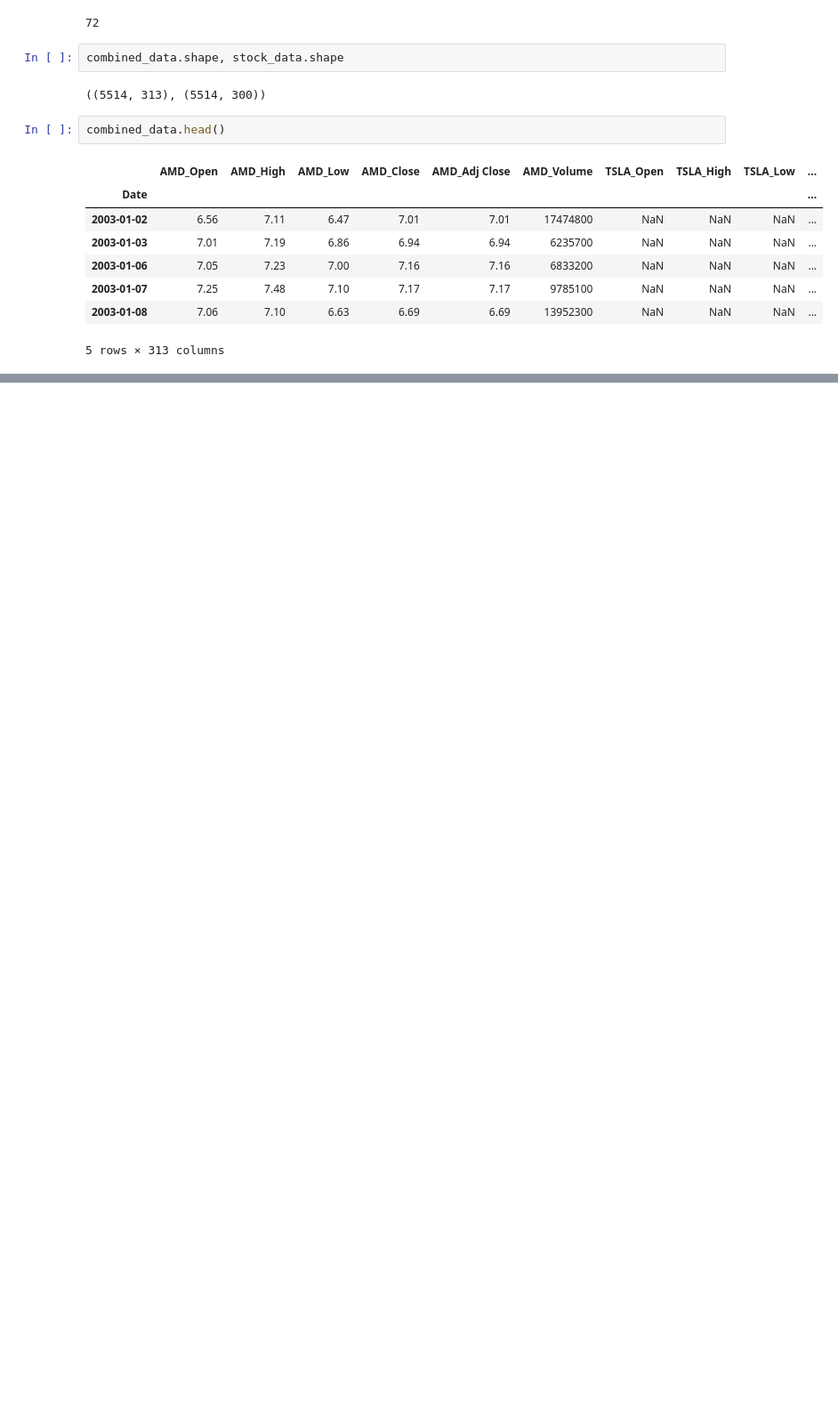
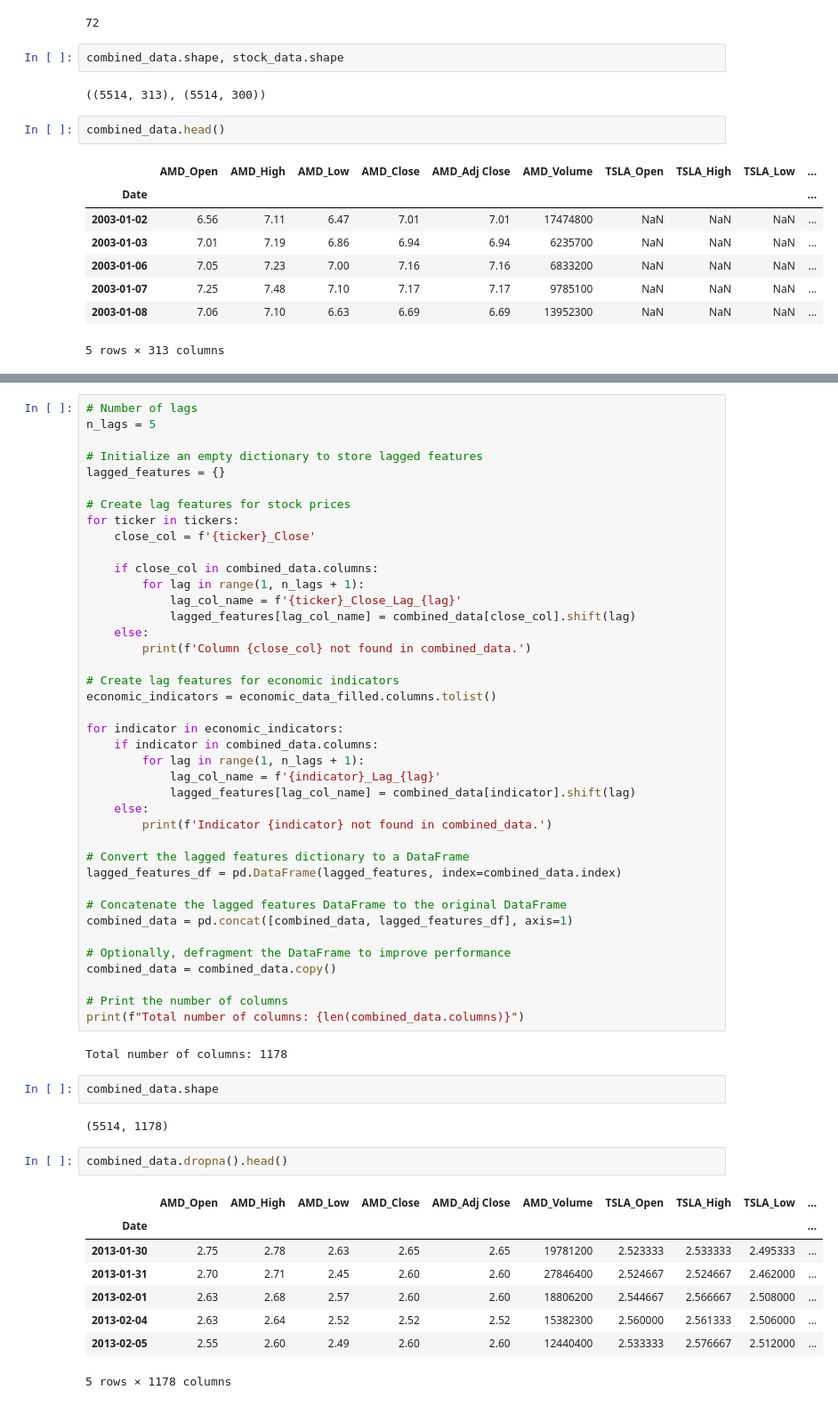
Before and after one commit to bandham-manikanta/portfolio-recommendation, a Jupyter notebook: main.ipynb, the cells around one changed output, grey strips where cells are left out. Shown at 89% size. Saved outputs shown, nothing was run; the diff lists cells and outputs as text; blank space fills up the shorter version.

Commit message:
Almost Data Prep Done

```diff
--- a/main.ipynb
+++ b/main.ipynb
@@ -397,0 +447,57 @@ combined_data.head()
+# %%
+# Number of lags
+n_lags = 5
+
+# Initialize an empty dictionary to store lagged features
+lagged_features = {}
+
+# Create lag features for stock prices
+for ticker in tickers:
+    close_col = f'{ticker}_Close'
+
+    if close_col in combined_data.columns:
+        for lag in range(1, n_lags + 1):
+            lag_col_name = f'{ticker}_Close_Lag_{lag}'
+            lagged_features[lag_col_name] = combined_data[close_col].shift(lag)
+    else:
+        print(f'Column {close_col} not found in combined_data.')
+
+# Create lag features for economic indicators
+economic_indicators = economic_data_filled.columns.tolist()
+
+for indicator in economic_indicators:
+    if indicator in combined_data.columns:
+        for lag in range(1, n_lags + 1):
+            lag_col_name = f'{indicator}_Lag_{lag}'
+            lagged_features[lag_col_name] = combined_data[indicator].shift(lag)
+    else:
+        print(f'Indicator {indicator} not found in combined_data.')
+
+# Convert the lagged features dictionary to a DataFrame
+lagged_features_df = pd.DataFrame(lagged_features, index=combined_data.index)
+
+# Concatenate the lagged features DataFrame to the original DataFrame
+combined_data = pd.concat([combined_data, lagged_features_df], axis=1)
+
+# Optionally, defragment the DataFrame to improve performance
+combined_data = combined_data.copy()
+
+# Print the number of columns
+print(f"Total number of columns: {len(combined_data.columns)}")
+# %% [output]
+Total number of columns: 1178
+# %%
+combined_data.shape
+# %% [output]
+(5514, 1178)
+# %%
+combined_data.dropna().head()
+# %% [output]
+|  | AMD_Open | AMD_High | AMD_Low | AMD_Close | AMD_Adj Close | AMD_Volume | TSLA_Open | TSLA_High | TSLA_Low | ... |
+| Date |  |  |  |  |  |  |  |  |  | ... |
+| 2013-01-30 | 2.75 | 2.78 | 2.63 | 2.65 | 2.65 | 19781200 | 2.523333 | 2.533333 | 2.495333 | ... |
+| 2013-01-31 | 2.70 | 2.71 | 2.45 | 2.60 | 2.60 | 27846400 | 2.524667 | 2.524667 | 2.462000 | ... |
+| 2013-02-01 | 2.63 | 2.68 | 2.57 | 2.60 | 2.60 | 18806200 | 2.544667 | 2.566667 | 2.508000 | ... |
+| 2013-02-04 | 2.63 | 2.64 | 2.52 | 2.52 | 2.52 | 15382300 | 2.560000 | 2.561333 | 2.506000 | ... |
+| 2013-02-05 | 2.55 | 2.60 | 2.49 | 2.60 | 2.60 | 12440400 | 2.533333 | 2.576667 | 2.512000 | ... |
+5 rows × 1178 columns
```
Also changed, not shown: parts of 3 cells of this notebook.
